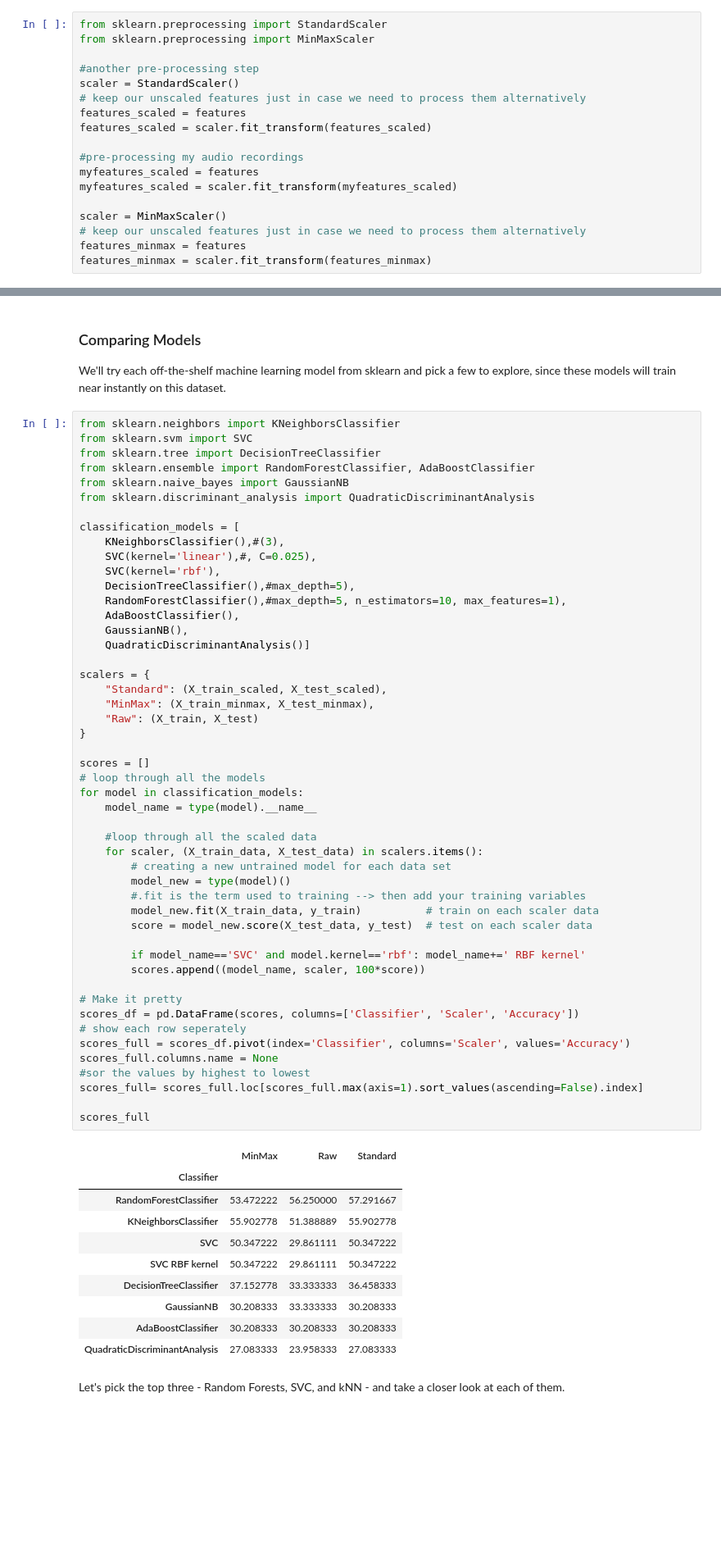
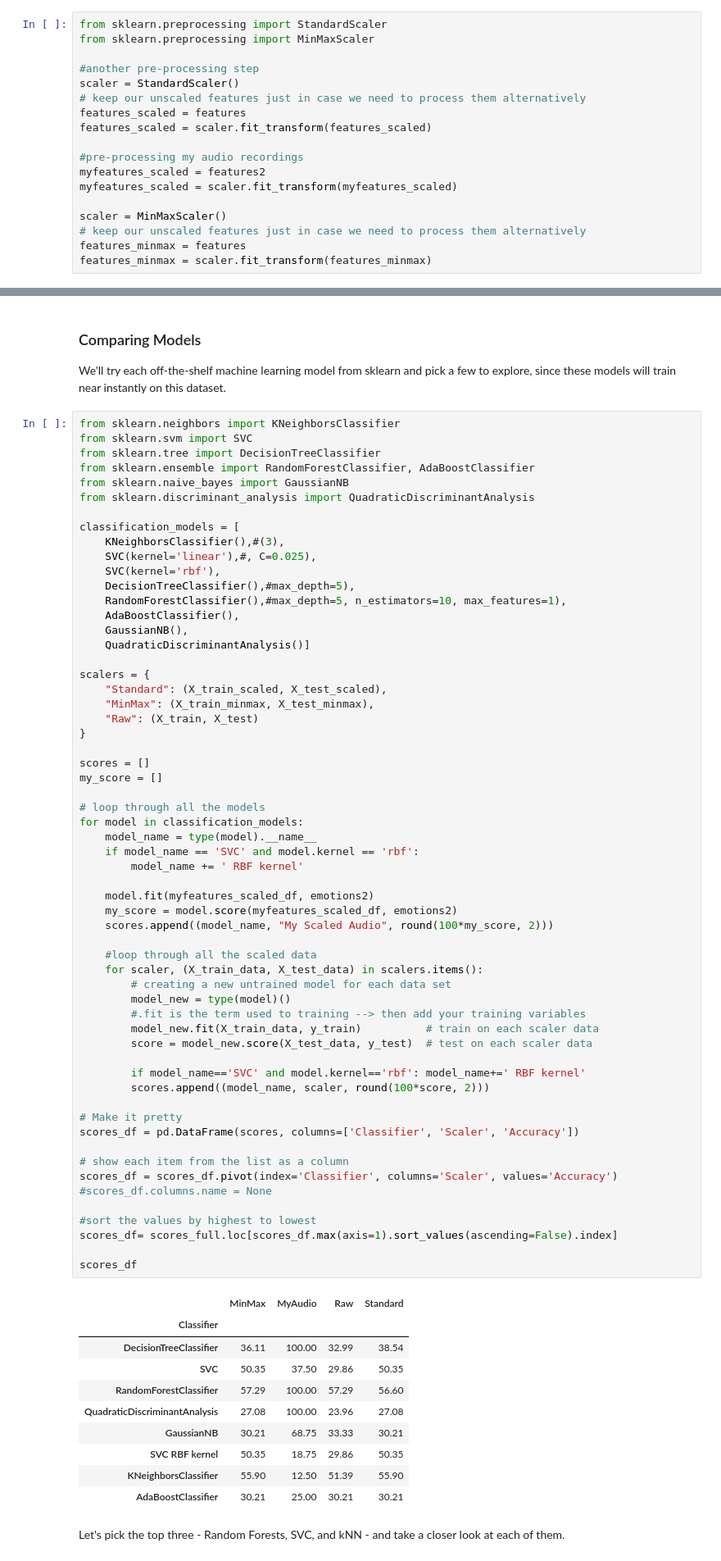
Before and after one commit to stnewaz/Week3-ClassicML, a Jupyter notebook: Week_3_MachineLearning.ipynb, the cells around one changed output, grey strips where cells are left out. Shown at 82% size. Drawn from its saved outputs; the diff is of its cells as text; blank space fills up the shorter version.

```diff
--- a/Week_3_MachineLearning.ipynb
+++ b/Week_3_MachineLearning.ipynb
@@ -420,7 +428,7 @@ features_scaled = features
 features_scaled = scaler.fit_transform(features_scaled)
 
 #pre-processing my audio recordings
-myfeatures_scaled = features
+myfeatures_scaled = features2
 myfeatures_scaled = scaler.fit_transform(myfeatures_scaled)
 
 scaler = MinMaxScaler()
@@ -540,50 +548,60 @@ classification_models = [
     RandomForestClassifier(),#max_depth=5, n_estimators=10, max_features=1),
     AdaBoostClassifier(),
     GaussianNB(),
     QuadraticDiscriminantAnalysis()]
 
 scalers = {
     "Standard": (X_train_scaled, X_test_scaled),
     "MinMax": (X_train_minmax, X_test_minmax),
     "Raw": (X_train, X_test)
 }
 
 scores = []
+my_score = []
+
 # loop through all the models
 for model in classification_models:
     model_name = type(model).__name__
+    if model_name == 'SVC' and model.kernel == 'rbf':
+        model_name += ' RBF kernel'
+
+    model.fit(myfeatures_scaled_df, emotions2)
+    my_score = model.score(myfeatures_scaled_df, emotions2)
+    scores.append((model_name, "My Scaled Audio", round(100*my_score, 2)))
 
     #loop through all the scaled data
     for scaler, (X_train_data, X_test_data) in scalers.items():
         # creating a new untrained model for each data set
         model_new = type(model)()
         #.fit is the term used to training --> then add your training variables
         model_new.fit(X_train_data, y_train)          # train on each scaler data
         score = model_new.score(X_test_data, y_test)  # test on each scaler data
 
         if model_name=='SVC' and model.kernel=='rbf': model_name+=' RBF kernel'
-        scores.append((model_name, scaler, 100*score))
+        scores.append((model_name, scaler, round(100*score, 2)))
 
 # Make it pretty
 scores_df = pd.DataFrame(scores, columns=['Classifier', 'Scaler', 'Accuracy'])
-# show each row seperately
-scores_full = scores_df.pivot(index='Classifier', columns='Scaler', values='Accuracy')
-scores_full.columns.name = None
-#sor the values by highest to lowest
-scores_full= scores_full.loc[scores_full.max(axis=1).sort_values(ascending=False).index]
 
-scores_full
+# show each item from the list as a column
+scores_df = scores_df.pivot(index='Classifier', columns='Scaler', values='Accuracy')
+#scores_df.columns.name = None
+
+#sort the values by highest to lowest
+scores_df= scores_full.loc[scores_df.max(axis=1).sort_values(ascending=False).index]
+
+scores_df
 # %% [output]
-|  | MinMax | Raw | Standard |
-| Classifier |  |  |  |
-| RandomForestClassifier | 53.472222 | 56.250000 | 57.291667 |
-| KNeighborsClassifier | 55.902778 | 51.388889 | 55.902778 |
-| SVC | 50.347222 | 29.861111 | 50.347222 |
-| SVC RBF kernel | 50.347222 | 29.861111 | 50.347222 |
-| DecisionTreeClassifier | 37.152778 | 33.333333 | 36.458333 |
-| GaussianNB | 30.208333 | 33.333333 | 30.208333 |
-| AdaBoostClassifier | 30.208333 | 30.208333 | 30.208333 |
-| QuadraticDiscriminantAnalysis | 27.083333 | 23.958333 | 27.083333 |
+|  | MinMax | MyAudio | Raw | Standard |
+| Classifier |  |  |  |  |
+| DecisionTreeClassifier | 36.11 | 100.00 | 32.99 | 38.54 |
+| SVC | 50.35 | 37.50 | 29.86 | 50.35 |
+| RandomForestClassifier | 57.29 | 100.00 | 57.29 | 56.60 |
+| QuadraticDiscriminantAnalysis | 27.08 | 100.00 | 23.96 | 27.08 |
+| GaussianNB | 30.21 | 68.75 | 33.33 | 30.21 |
+| SVC RBF kernel | 50.35 | 18.75 | 29.86 | 50.35 |
+| KNeighborsClassifier | 55.90 | 12.50 | 51.39 | 55.90 |
+| AdaBoostClassifier | 30.21 | 25.00 | 30.21 | 30.21 |
 # %% [markdown]
 Let's pick the top three - Random Forests, SVC, and kNN - and take a closer look at each of them.
 # %% [markdown]
```
Also changed, not shown: parts of 5 cells of this notebook.
